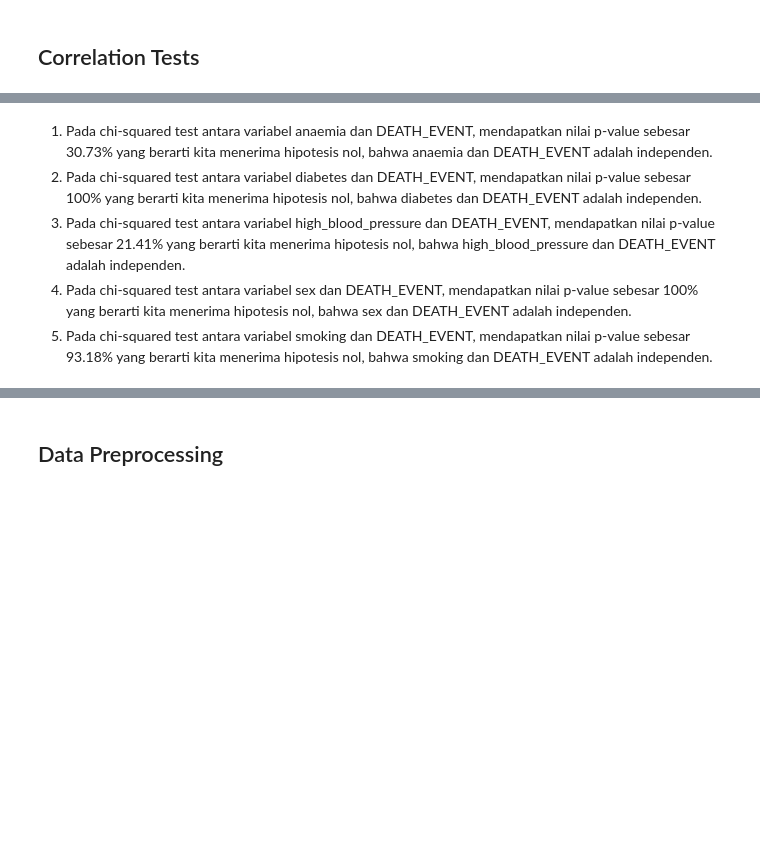
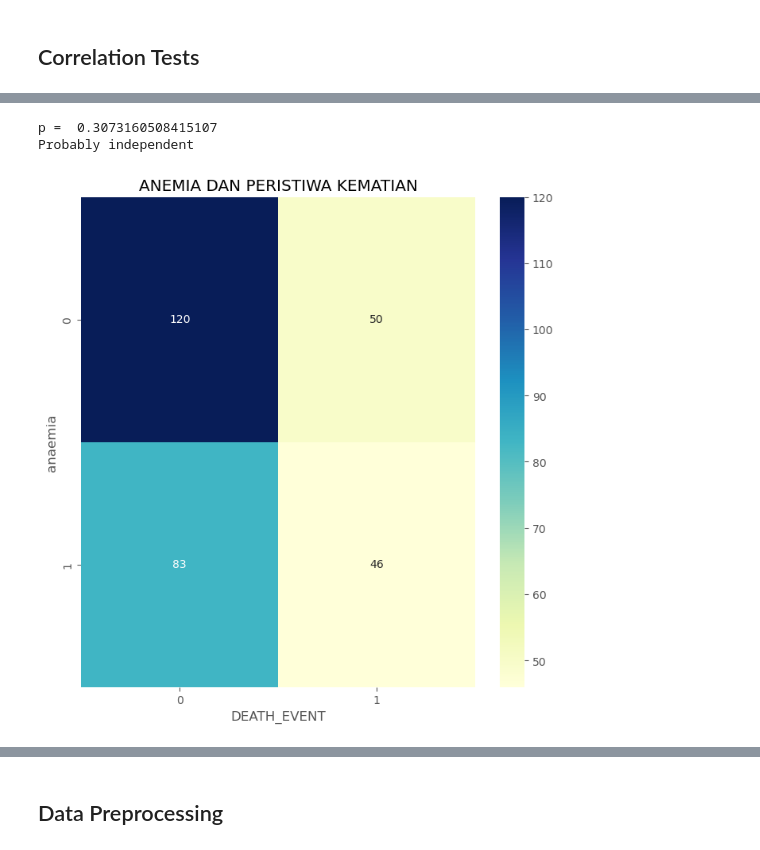
Before and after one commit to JonathanAdi7/Final-Project_Kelompok4, a Jupyter notebook: PYTN_KampusMerdeka_fp3_Kelompok 4 .ipynb, the cells around one changed output, grey strips where cells are left out. Saved outputs shown, nothing was run; the diff lists cells and outputs as text; code cells hidden in the pictures; blank space fills up the shorter version.

```diff
--- a/PYTN_KampusMerdeka_fp3_Kelompok 4 .ipynb
+++ b/PYTN_KampusMerdeka_fp3_Kelompok 4 .ipynb
@@ -34,8 +34,8 @@ mpl.style.use(['ggplot'])
 # %% [markdown]
 ## Data Loading
 # %%
- data = pd.read_csv('C:/Kuliah/Studi Independen/heart_failure.csv')
-#data = pd.read_csv('E:/Cool Yeah/Hacktiv8/Final-Project_Kelompok4/Data/heart_failure.csv')
+# data = pd.read_csv('C:/Kuliah/Studi Independen/heart_failure.csv')
+data = pd.read_csv('E:/Cool Yeah/Hacktiv8/Final-Project_Kelompok4/Data/heart_failure.csv')
 # %% [markdown]
 Memanggil bagian kepala data.
 # %%
@@ -739,11 +469,11 @@ from scipy.stats import chi2_contingency
 # %%
-for col in categorical_columns:
-    print(col, 'dan DEATH_EVENT')
+def chi_squared(col, title):
     # mengubah data menjadi tabel kontingensi dengan frekuensi
     contingency= pd.crosstab(data[col], data['DEATH_EVENT'])
     # menampilkan heatmap
-    plt.figure(figsize=(4,4))
+    plt.figure(figsize=(8,8))
     sns.heatmap(contingency, annot=True, fmt='d', cmap="YlGnBu")
+    plt.title(title)
     # chi-square test
     c, p, dof, expected = chi2_contingency(contingency)
     print('p = ',p)
@@ -751,4 +481,3 @@ for col in categorical_columns:
         print('Probably independent')
     else:
         print('Probably dependent')
-    print('------------------------------')
@@ -781,6 +484,6 @@ Probably independent
-# %% [markdown]
-1. Pada chi-squared test antara variabel anaemia dan DEATH_EVENT, mendapatkan nilai p-value sebesar 30.73% yang berarti kita menerima hipotesis nol, bahwa anaemia dan DEATH_EVENT adalah independen.
-2. Pada chi-squared test antara variabel diabetes dan DEATH_EVENT, mendapatkan nilai p-value sebesar 100% yang berarti kita menerima hipotesis nol, bahwa diabetes dan DEATH_EVENT adalah independen.
-3. Pada chi-squared test antara variabel high_blood_pressure dan DEATH_EVENT, mendapatkan nilai p-value sebesar 21.41% yang berarti kita menerima hipotesis nol, bahwa high_blood_pressure dan DEATH_EVENT adalah independen.
-4. Pada chi-squared test antara variabel sex dan DEATH_EVENT, mendapatkan nilai p-value sebesar 100% yang berarti kita menerima hipotesis nol, bahwa sex dan DEATH_EVENT adalah independen.
-5. Pada chi-squared test antara variabel smoking dan DEATH_EVENT, mendapatkan nilai p-value sebesar 93.18% yang berarti kita menerima hipotesis nol, bahwa smoking dan DEATH_EVENT adalah independen.
+# %%
+chi_squared('anaemia', 'ANEMIA DAN PERISTIWA KEMATIAN')
+# %% [output]
+p =  0.3073160508415107
+Probably independent
+[figure, added]
```
Also changed, not shown: parts of 51 cells of this notebook.
